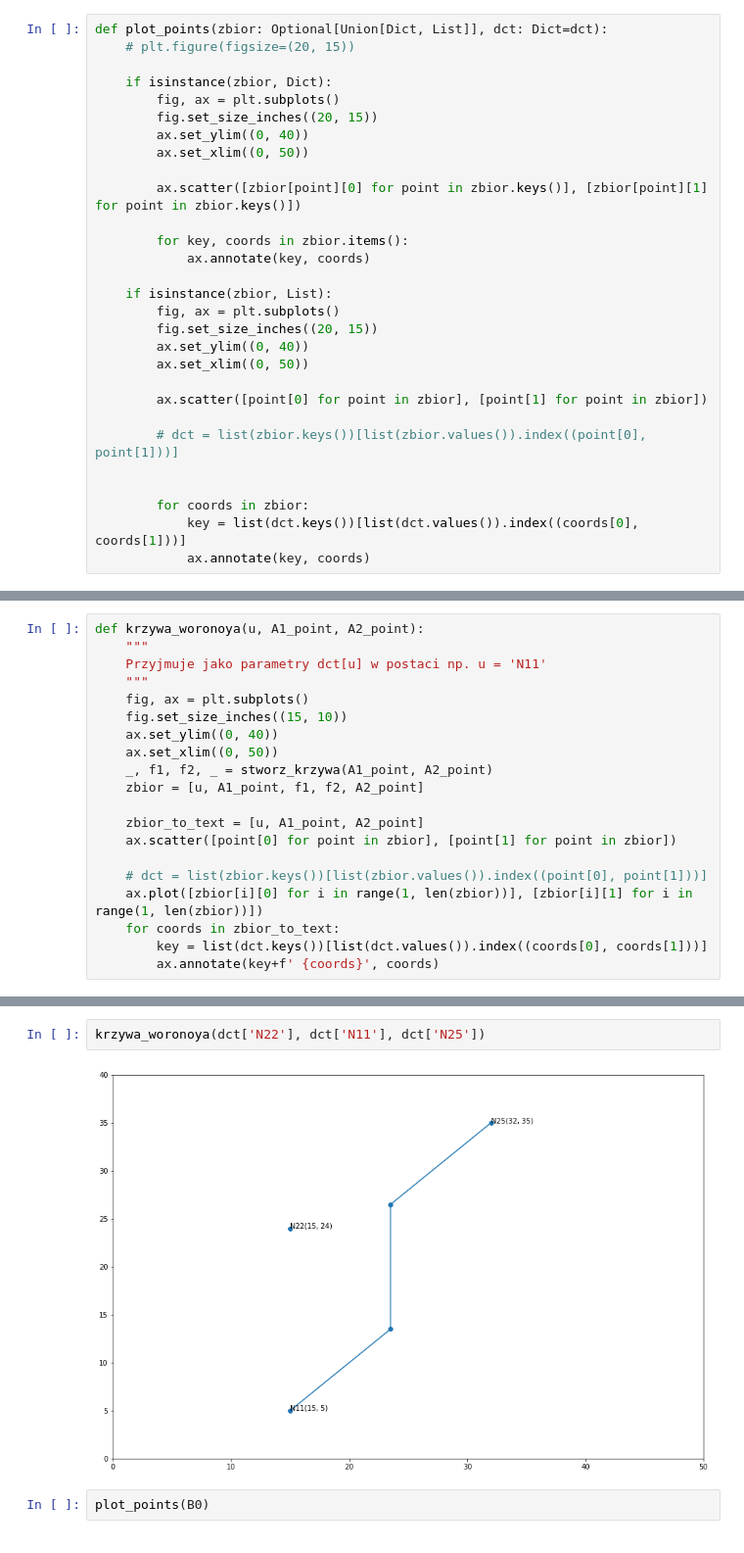
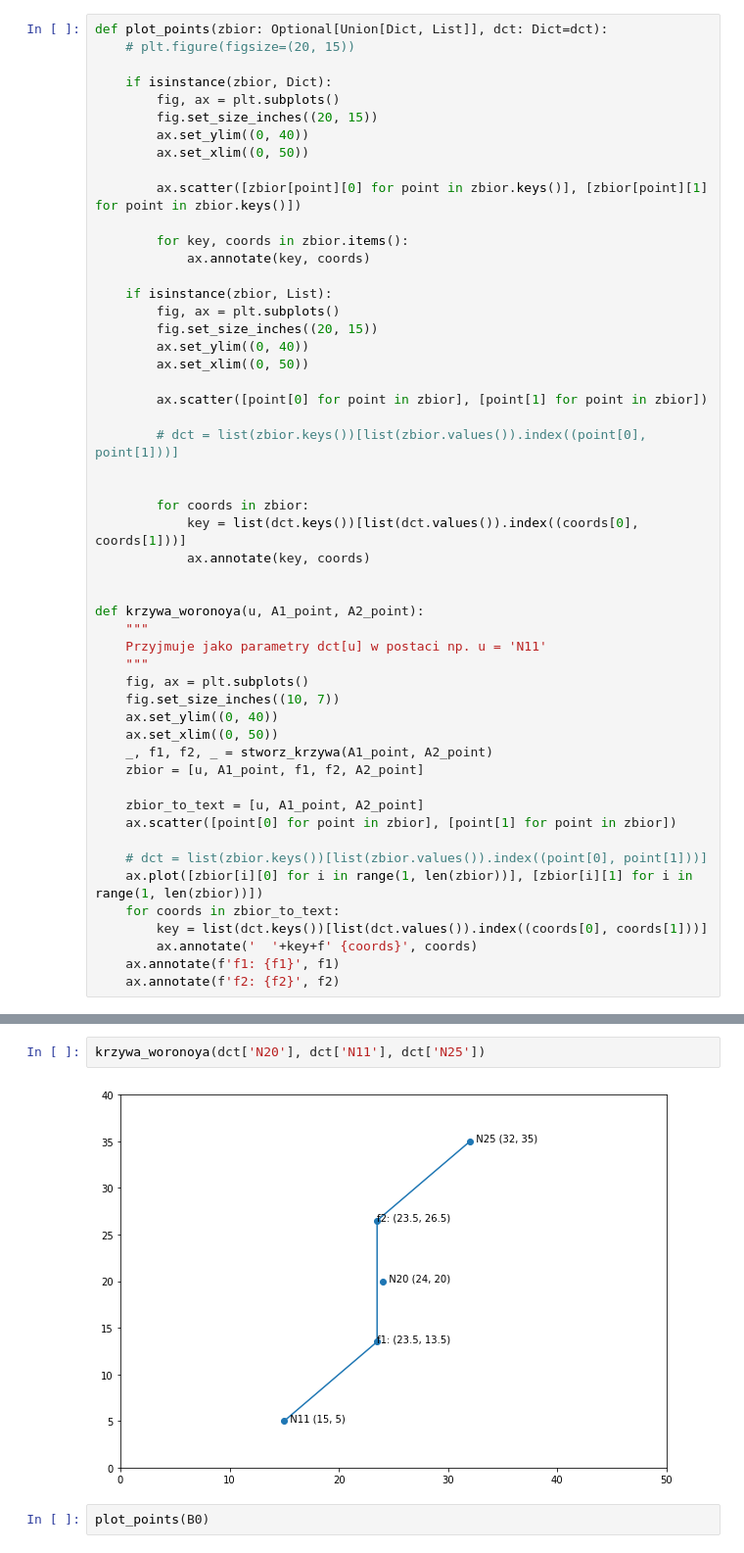
Before and after one commit to MSpinczyk/RSM-Safety-Principle, a Jupyter notebook: main2.ipynb, the cells around one changed output, grey strips where cells are left out. Shown at 98% size. Cells and saved outputs as stored; diff of their text form.

Commit message:
Funkcja obliczajaca odleglosci punktu u od prostych woronoya

```diff
--- a/main2.ipynb
+++ b/main2.ipynb
@@ -69,6 +69,29 @@ def plot_points(zbior: Optional[Union[Dict, List]], dct: Dict=dct):
         for coords in zbior:
             key = list(dct.keys())[list(dct.values()).index((coords[0], coords[1]))]
             ax.annotate(key, coords)
+
+
+def krzywa_woronoya(u, A1_point, A2_point):
+    """
+    Przyjmuje jako parametry dct[u] w postaci np. u = 'N11'
+    """
+    fig, ax = plt.subplots()
+    fig.set_size_inches((10, 7))
+    ax.set_ylim((0, 40))
+    ax.set_xlim((0, 50))
+    _, f1, f2, _ = stworz_krzywa(A1_point, A2_point)
+    zbior = [u, A1_point, f1, f2, A2_point]
+
+    zbior_to_text = [u, A1_point, A2_point]
+    ax.scatter([point[0] for point in zbior], [point[1] for point in zbior])
+
+    # dct = list(zbior.keys())[list(zbior.values()).index((point[0], point[1]))]
+    ax.plot([zbior[i][0] for i in range(1, len(zbior))], [zbior[i][1] for i in range(1, len(zbior))])
+    for coords in zbior_to_text:
+        key = list(dct.keys())[list(dct.values()).index((coords[0], coords[1]))]
+        ax.annotate('  '+key+f' {coords}', coords)
+    ax.annotate(f'f1: {f1}', f1)
+    ax.annotate(f'f2: {f2}', f2)
 # %%
 def oblicz_d(A1_point,A2_point):
     x_A1, y_A1 = A1_point
@@ -213,21 +261 @@ print(X)
-# %%
-def krzywa_woronoya(u, A1_point, A2_point):
-    """
-    Przyjmuje jako parametry dct[u] w postaci np. u = 'N11'
-    """
-    fig, ax = plt.subplots()
-    fig.set_size_inches((15, 10))
-    ax.set_ylim((0, 40))
-    ax.set_xlim((0, 50))
-    _, f1, f2, _ = stworz_krzywa(A1_point, A2_point)
-    zbior = [u, A1_point, f1, f2, A2_point]
-
-    zbior_to_text = [u, A1_point, A2_point]
-    ax.scatter([point[0] for point in zbior], [point[1] for point in zbior])
-
-    # dct = list(zbior.keys())[list(zbior.values()).index((point[0], point[1]))]
-    ax.plot([zbior[i][0] for i in range(1, len(zbior))], [zbior[i][1] for i in range(1, len(zbior))])
-    for coords in zbior_to_text:
-        key = list(dct.keys())[list(dct.values()).index((coords[0], coords[1]))]
-        ax.annotate(key+f' {coords}', coords)
 # %%
@@ -240,7 +270,7 @@ plt.show()
 # %%
-krzywa_woronoya(dct['N22'], dct['N11'], dct['N25'])
+krzywa_woronoya(dct['N20'], dct['N11'], dct['N25'])
 # %% [output]
-[figure, old version]
+[figure, new version]
 # %%
 plot_points(B0)
 # %% [output]
```
Also changed, not shown: parts of 3 cells of this notebook.
